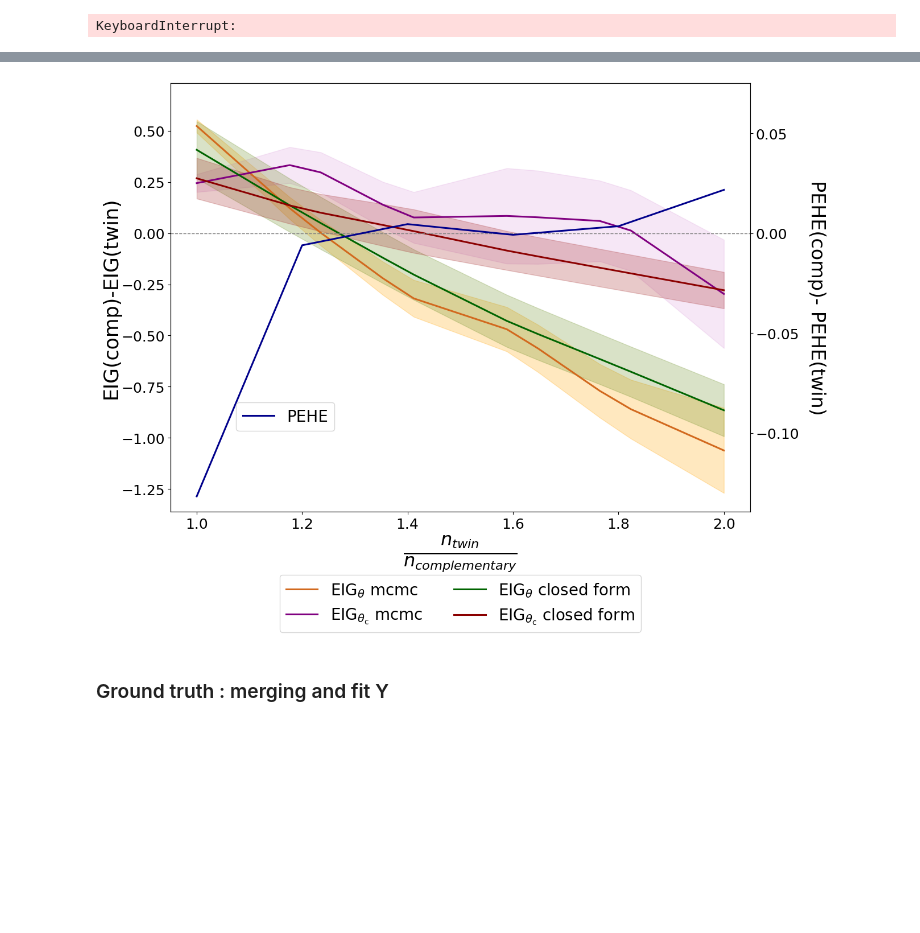
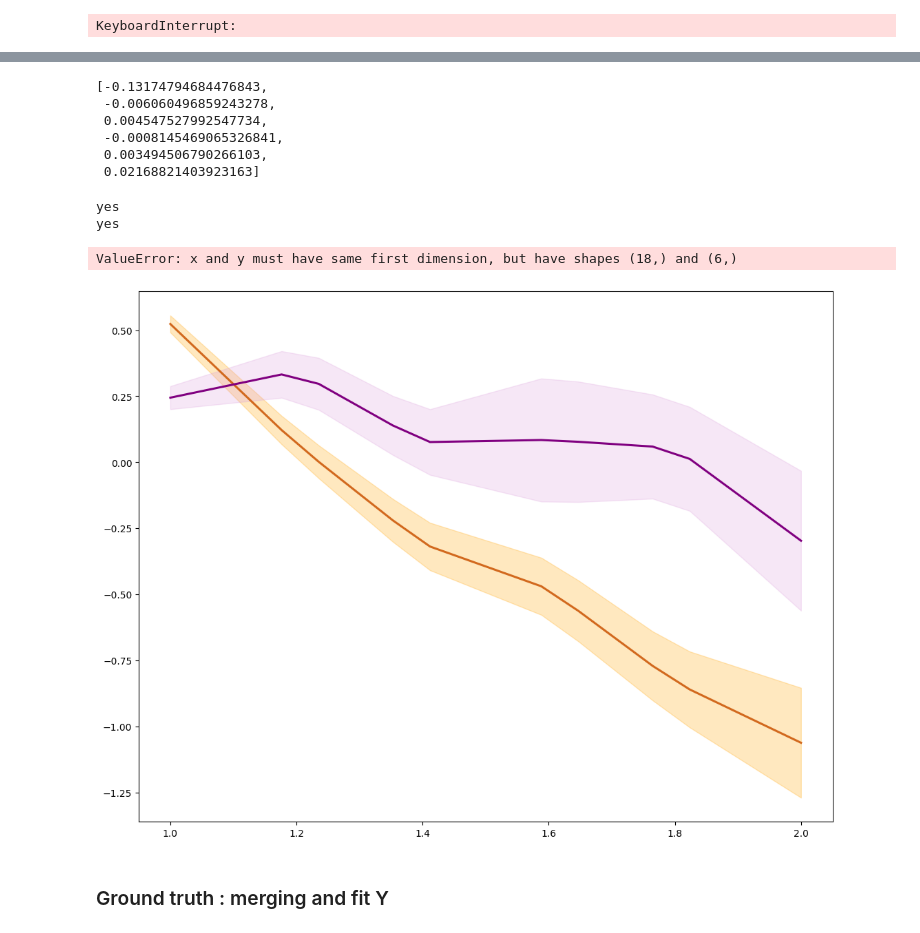
Before and after one commit to LucileTerminassian/causal_prospective_merge, a Jupyter notebook: notebooks/linear_synthetic.ipynb, the cells around one changed output, grey strips where cells are left out. Cells and saved outputs as stored; diff of their text form; code cells hidden in the pictures; blank space fills up the shorter version.

```diff
--- a/notebooks/linear_synthetic.ipynb
+++ b/notebooks/linear_synthetic.ipynb
@@ -388,25 +388,34 @@ def plot_dict(
     fig, ax1 = plt.subplots(figsize=(13, 10))
 
     for label, arr in dict.items():
-        mean_data = np.mean(arr, axis=0)
-        std_data = np.std(arr, axis=0)
-
-        interp_mean_func = interp1d(x, mean_data, kind='linear')
-        interp_std_func = interp1d(x, std_data, kind='linear')
-        x_interp = np.linspace(min(x), max(x), num=len(mean_data)*3)  # Fine-grained x values for interpolation
-        smooth_mean_data = interp_mean_func(x_interp)
-        smooth_std_data = interp_std_func(x_interp)
 
         mean_color = mean_color_dict[label] if mean_color_dict is not None else "blue"
         std_color = std_color_dict[label] if std_color_dict is not None else "blue"
 
-        ax1.plot(x_interp, smooth_mean_data, label=label, color=mean_color, linewidth=2.2)
-        ax1.fill_between(
-            x_interp,
-            smooth_mean_data - smooth_std_data,
-            smooth_mean_data + smooth_std_data,
-            color=std_color, alpha=0.25
-            )
+        mean_data = np.mean(arr, axis=0)
+        std_data = np.std(arr, axis=0)
+
+        if label.endswith('mcmc'):
+            print('yes')
+            interp_mean_func = interp1d(x, mean_data, kind='linear')
+            interp_std_func = interp1d(x, std_data, kind='linear')
+            x_interp = np.linspace(min(x), max(x), num=len(mean_data)*3)  # Fine-grained x values for interpolation
+            mean_data = interp_mean_func(x_interp)
+            std_data = interp_std_func(x_interp)
+            ax1.plot(x_interp, mean_data, label=label, color=mean_color, linewidth=2.2)
+            ax1.fill_between(
+                x_interp,
+                mean_data - std_data,
+                mean_data + std_data,
+                color=std_color, alpha=0.25
+                )
+        else:
+            ax1.plot(x, mean_data, label=label, color=mean_color, linewidth=2.2)
+            ax1.fill_between(x,
+                mean_data - std_data,
+                mean_data + std_data,
+                color=std_color, alpha=0.25)
+
     if dict_additional_plots is not None:
         for key, arr in dict_additional_plots.items():
             ax1.plot(x, arr, label=key, linewidth=2.0)
@@ -424,7 +433,7 @@ def plot_dict(
             ax2.plot(x, arr, label=label, color='darkblue', linewidth=2.2)
         ax2.set_ylabel(axis_names[2], fontsize=24, rotation=270, labelpad=15)
         ax2.tick_params(axis='y', labelsize=18)
-        ax2.legend(loc='lower left', bbox_to_anchor=(0.10, 0.17), fontsize=20)
+        ax2.legend(loc='lower left', bbox_to_anchor=(0.14, 0.15), fontsize=20)
         ax2.yaxis.set_label_coords(1.13, 0.5)
 
     ax2.set_yticks([-0.1, -0.05, 0, 0.05])
@@ -489,31 +500,43 @@ scaling_factors = np.diag(target_stds)
 
 # Scale down each column individually to reduce the standard deviation while keeping the mean unchanged
 adjusted_predictive_mcmc = (predictive_mcmc.values - col_means) @ scaling_factors + col_means
+# %%
+mean_mse['CATE']
+# %% [output]
+[-0.13174794684476843,
+ -0.006060496859243278,
+ 0.004547527992547734,
+ -0.0008145469065326841,
+ 0.003494506790266103,
+ 0.02168821403923163]
 # %%
 pd.DataFrame(adjusted_predictive_mcmc).to_csv("/Users/lucile/causal_info_gain/data_for_plots/linear_synthetic/predictive_mcmc.csv", index=False)
 pd.DataFrame(adjusted_caus_mcmc).to_csv("/Users/lucile/causal_info_gain/data_for_plots/linear_synthetic/caus_mcmc.csv", index=False)
 # %%
 dict_all_diff = {r'$\mathrm{EIG}_{\theta}$'+' mcmc': predictive_mcmc, r'$\mathrm{EIG}_{\theta_{\text{c}}}$'+' mcmc': caus_mcmc, \
                  r'$\mathrm{EIG}_{\theta}$'+' closed form': predictive_closed_form, r'$\mathrm{EIG}_{\theta_{\text{c}}}$'+' closed form': caus_closed_form}
 std_color_dict = {r'$\mathrm{EIG}_{\theta}$'+' mcmc': 'orange', r'$\mathrm{EIG}_{\theta_{\text{c}}}$'+' mcmc': 'plum', \
                  r'$\mathrm{EIG}_{\theta}$'+' closed form': 'olivedrab', r'$\mathrm{EIG}_{\theta_{\text{c}}}$'+' closed form': 'brown'}
 mean_color_dict = {r'$\mathrm{EIG}_{\theta}$'+' mcmc': 'chocolate', r'$\mathrm{EIG}_{\theta_{\text{c}}}$'+' mcmc': 'purple', \
                  r'$\mathrm{EIG}_{\theta}$'+' closed form': 'darkgreen', r'$\mathrm{EIG}_{\theta_{\text{c}}}$'+' closed form': 'darkred'}
 
 plot_dict(
     x = proportions,
     dict = dict_all_diff,
     mean_color_dict= mean_color_dict,
     std_color_dict = std_color_dict,
     axis_names=[r'$\frac{n_{twin}}{n_{complementary}}$', 'EIG(comp)-EIG(twin)', 'PEHE(comp)- PEHE(twin)'],
     dict_additional_plots=None,
     text=None,
     title= None,
     second_axis={'PEHE':mean_mse['CATE']},
-    save = "/Users/lucile/causal_info_gain/plots/linear_synthetic/without_text_box"
-)
+    save = None) #"/Users/lucile/causal_info_gain/plots/linear_synthetic/without_text_box"
+#)
 # %% [output]
+yes
+yes
+ValueError: x and y must have same first dimension, but have shapes (18,) and (6,)
-[figure, old version]
+[figure, new version]
 # %% [markdown]
 ### Ground truth : merging and fit Y
 # %%
```
Also changed, not shown: parts of 2 cells of this notebook, 1 other file.
